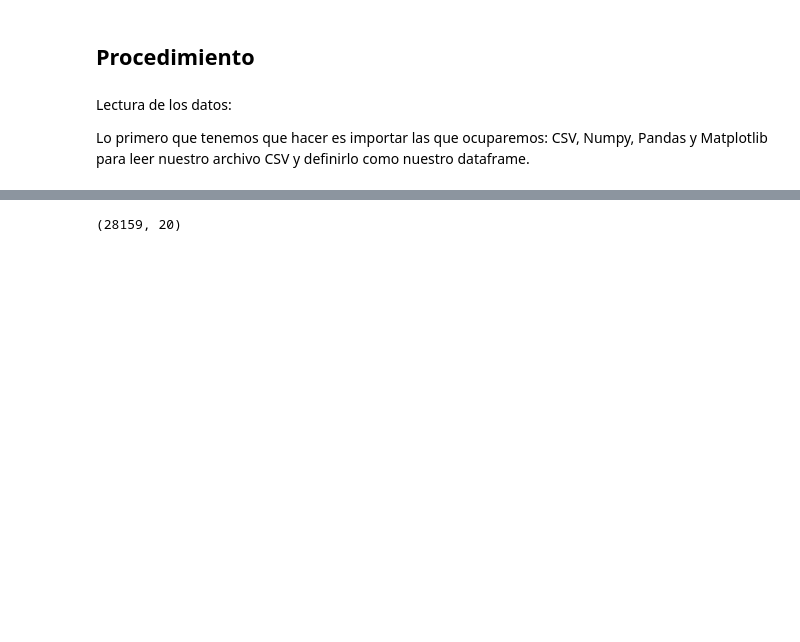
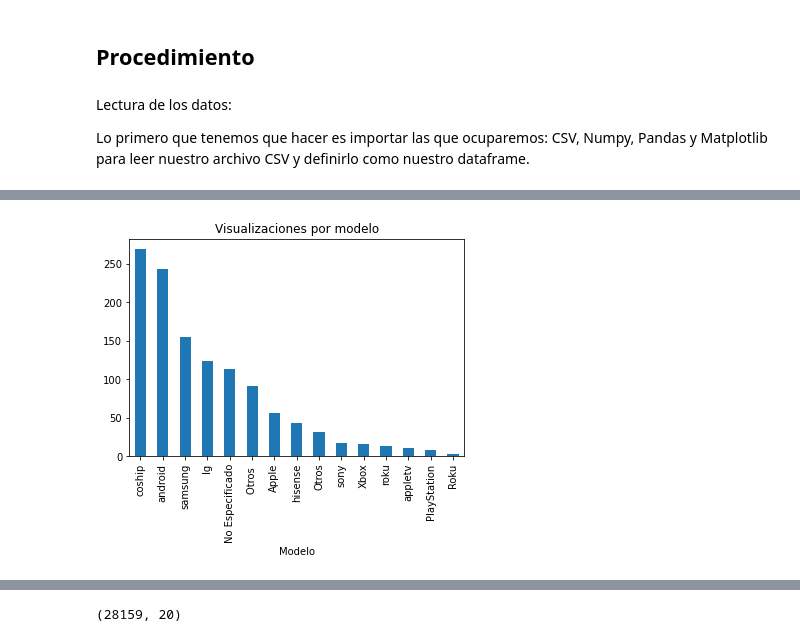
Before and after one commit to mariomtz36/Proyecto-Final, a Jupyter notebook: Proyecto.ipynb, the cells around one changed output, grey strips where cells are left out. Cells and saved outputs as stored; diff of their text form; code cells hidden in the pictures; blank space fills up the shorter version.

```diff
--- a/Proyecto.ipynb
+++ b/Proyecto.ipynb
@@ -233,0 +257,12 @@ pd.crosstab(index=Visualizaciones['AÑO'], columns=Visualizaciones['MES']).apply
+# %%
+Modelo = Visualizaciones['modelo'].astype('str')
+ModNP = np.array([[Modelo], [Canok]])
+ModNP = ModNP.T
+ModDF = pd.DataFrame(ModNP[:, 0])
+ModDF.columns = ['Modelo', 'Visualizaciones (mill)']
+Tabla3= ModDF.groupby(['Modelo']).sum() / 1000000
+TablaSort3 = Tabla3['Visualizaciones (mill)'].sort_values(ascending=False).round().astype('int64')
+SortDF3 = pd.DataFrame(TablaSort3)
+Share3 = (SortDF3['Visualizaciones (mill)'] / SortDF3['Visualizaciones (mill)'].sum() * 100).round().astype('int64')
+SortDF3['Share %'] = Share3
+SortDF3.style.set_table_styles([dict(selector='th', props=[('text-align', 'left')])])
@@ -233,0 +287,4 @@ pd.crosstab(index=Visualizaciones['AÑO'], columns=Visualizaciones['MES']).apply
+# %%
+plot3 = TablaSort3.plot(kind='bar', title='Visualizaciones por modelo')
+# %% [output]
+[figure, added]
```
Also changed, not shown: parts of 40 cells of this notebook.
